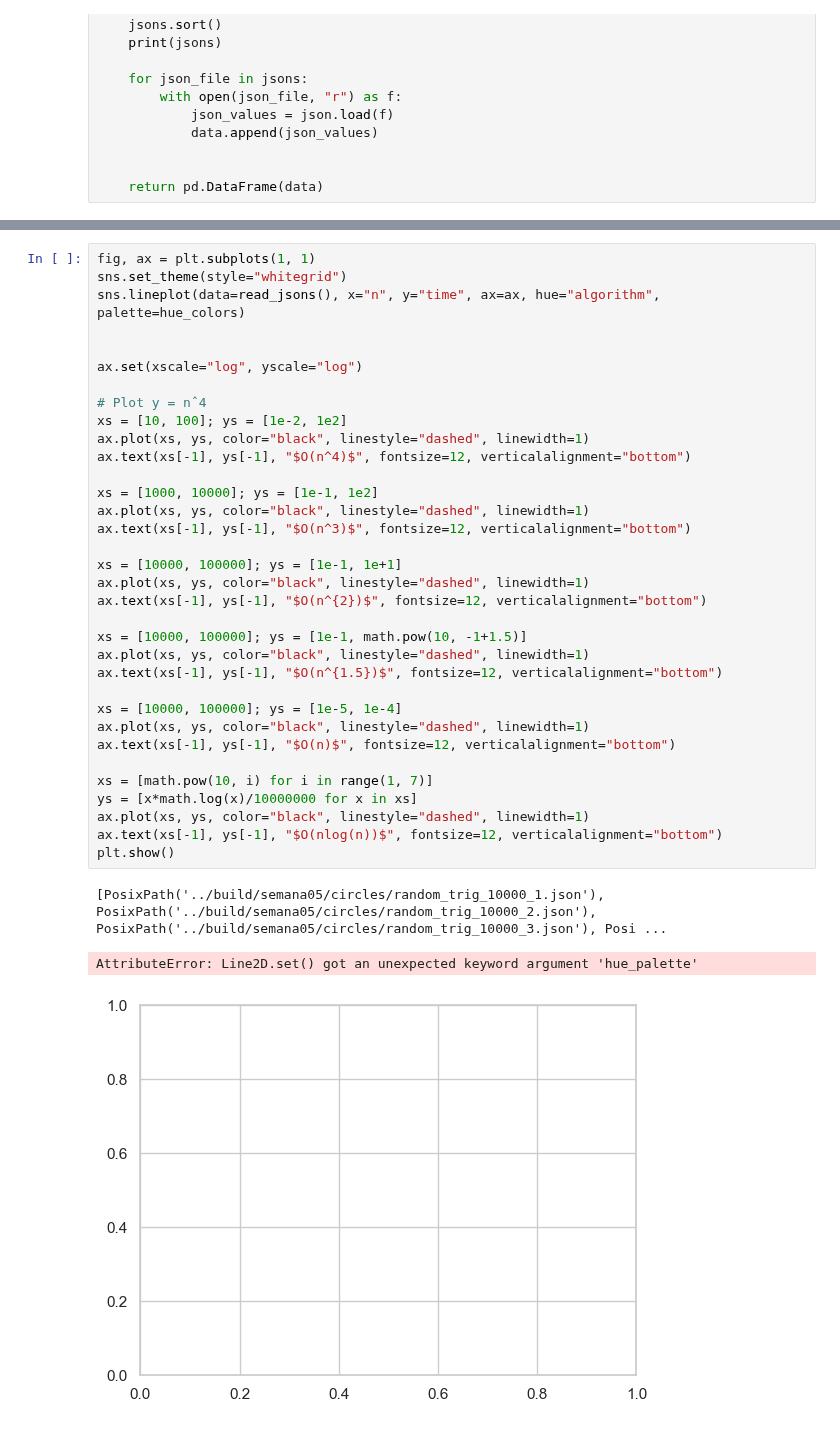
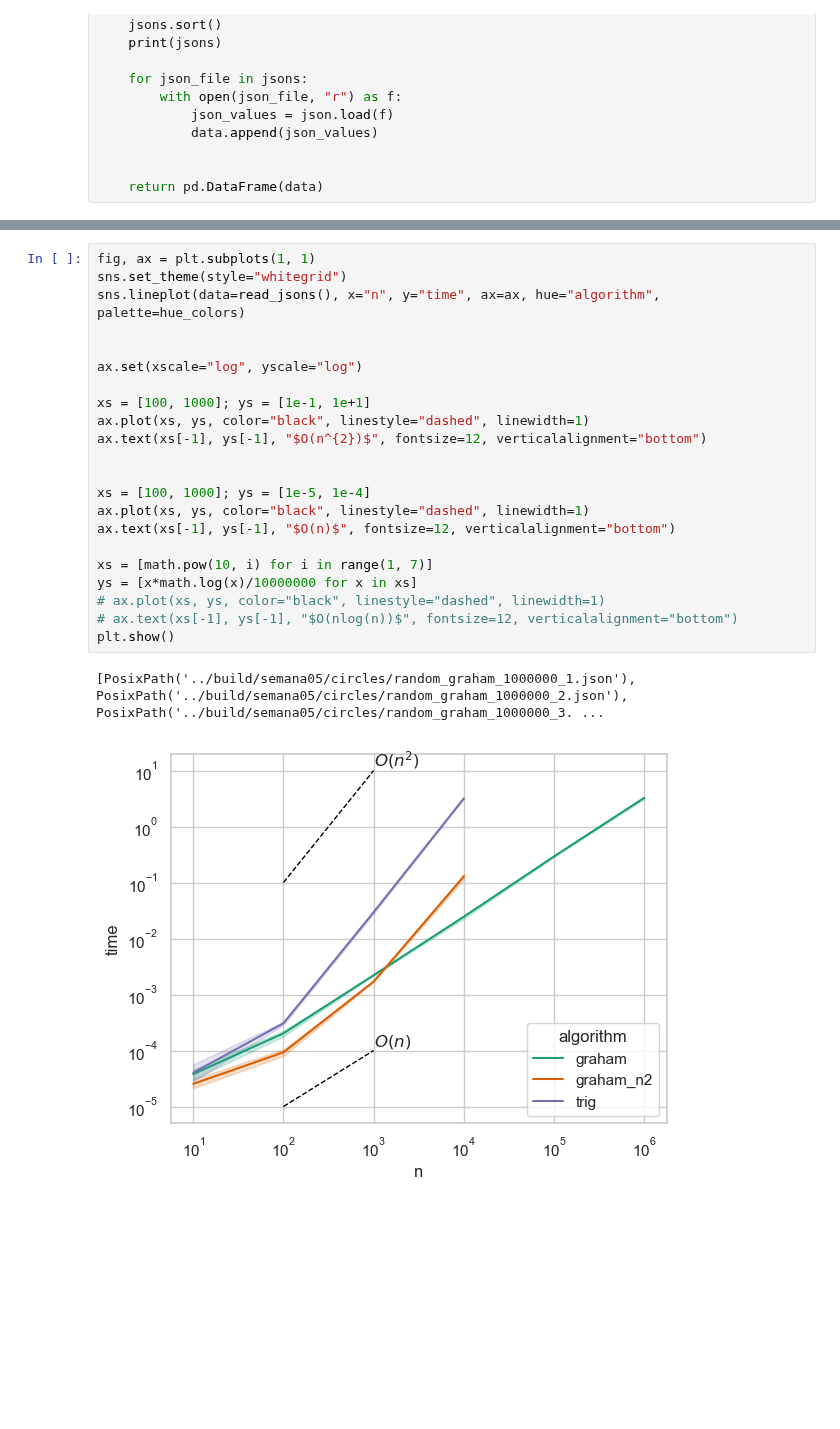
Before and after one commit to mtsodf/algoritmos, a Jupyter notebook: semana05/plots_semana05.ipynb, the cells around one changed output, grey strips where cells are left out. Cells and saved outputs as stored; diff of their text form; blank space fills up the shorter version.

```diff
--- a/semana05/plots_semana05.ipynb
+++ b/semana05/plots_semana05.ipynb
@@ -57,38 +57,25 @@ hue_colors = {category: color for category, color in zip(hue_categories, default
 # %%
 fig, ax = plt.subplots(1, 1)
 sns.set_theme(style="whitegrid")
 sns.lineplot(data=read_jsons(), x="n", y="time", ax=ax, hue="algorithm", palette=hue_colors)
 
 
 ax.set(xscale="log", yscale="log")
 
-# Plot y = nˆ4
-xs = [10, 100]; ys = [1e-2, 1e2]
-ax.plot(xs, ys, color="black", linestyle="dashed", linewidth=1)
-ax.text(xs[-1], ys[-1], "$O(n^4)$", fontsize=12, verticalalignment="bottom")
-
-xs = [1000, 10000]; ys = [1e-1, 1e2]
-ax.plot(xs, ys, color="black", linestyle="dashed", linewidth=1)
-ax.text(xs[-1], ys[-1], "$O(n^3)$", fontsize=12, verticalalignment="bottom")
-
-xs = [10000, 100000]; ys = [1e-1, 1e+1]
+xs = [100, 1000]; ys = [1e-1, 1e+1]
 ax.plot(xs, ys, color="black", linestyle="dashed", linewidth=1)
 ax.text(xs[-1], ys[-1], "$O(n^{2})$", fontsize=12, verticalalignment="bottom")
 
-xs = [10000, 100000]; ys = [1e-1, math.pow(10, -1+1.5)]
-ax.plot(xs, ys, color="black", linestyle="dashed", linewidth=1)
-ax.text(xs[-1], ys[-1], "$O(n^{1.5})$", fontsize=12, verticalalignment="bottom")
 
-xs = [10000, 100000]; ys = [1e-5, 1e-4]
+xs = [100, 1000]; ys = [1e-5, 1e-4]
 ax.plot(xs, ys, color="black", linestyle="dashed", linewidth=1)
 ax.text(xs[-1], ys[-1], "$O(n)$", fontsize=12, verticalalignment="bottom")
 
 xs = [math.pow(10, i) for i in range(1, 7)]
 ys = [x*math.log(x)/10000000 for x in xs]
-ax.plot(xs, ys, color="black", linestyle="dashed", linewidth=1)
-ax.text(xs[-1], ys[-1], "$O(nlog(n))$", fontsize=12, verticalalignment="bottom")
+# ax.plot(xs, ys, color="black", linestyle="dashed", linewidth=1)
+# ax.text(xs[-1], ys[-1], "$O(nlog(n))$", fontsize=12, verticalalignment="bottom")
 plt.show()
 # %% [output]
-[PosixPath('../build/semana05/circles/random_trig_10000_1.json'), PosixPath('../build/semana05/circles/random_trig_10000_2.json'), PosixPath('../build/semana05/circles/random_trig_10000_3.json'), Posi ...
+[PosixPath('../build/semana05/circles/random_graham_1000000_1.json'), PosixPath('../build/semana05/circles/random_graham_1000000_2.json'), PosixPath('../build/semana05/circles/random_graham_1000000_3. ...
-AttributeError: Line2D.set() got an unexpected keyword argument 'hue_palette'
-[figure, old version]
+[figure, new version]
```
Also changed, not shown: parts of 4 cells of this notebook, 6 other files.
